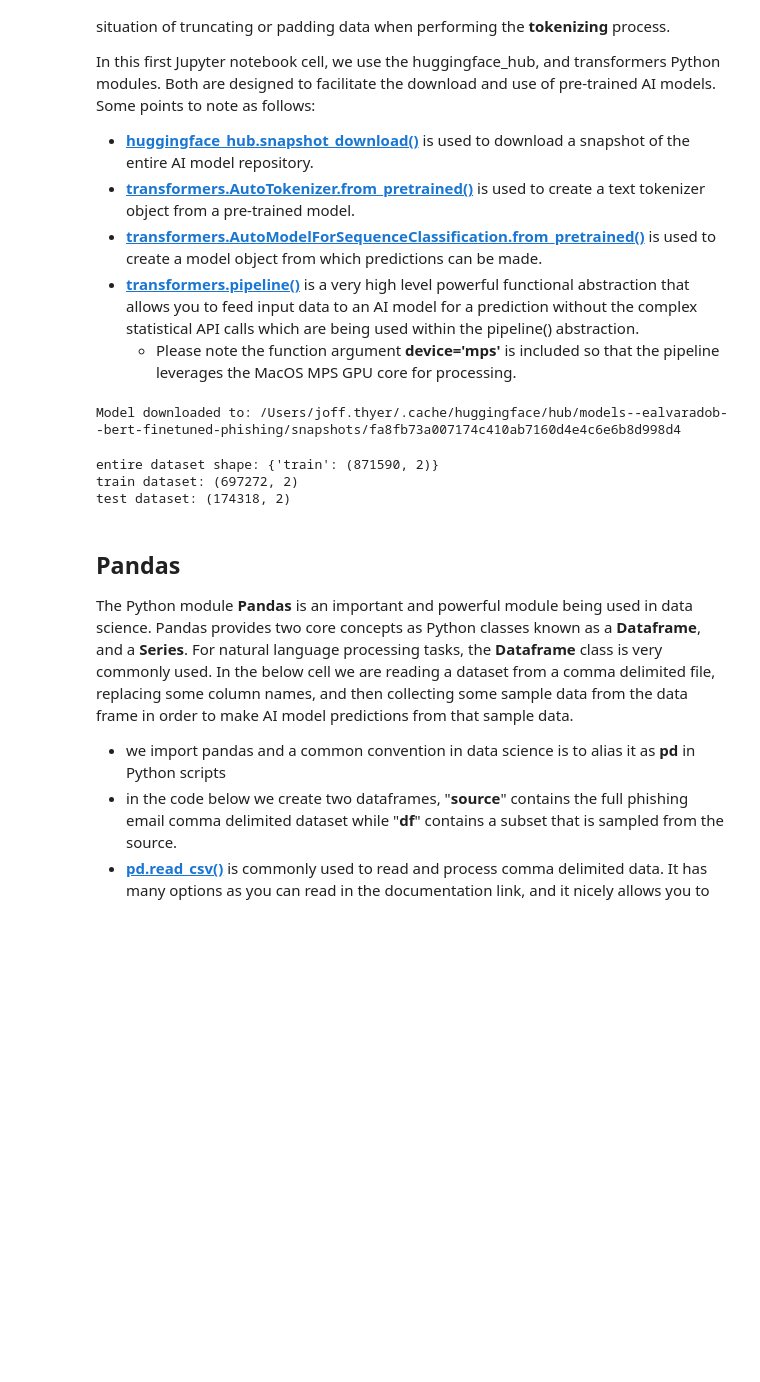
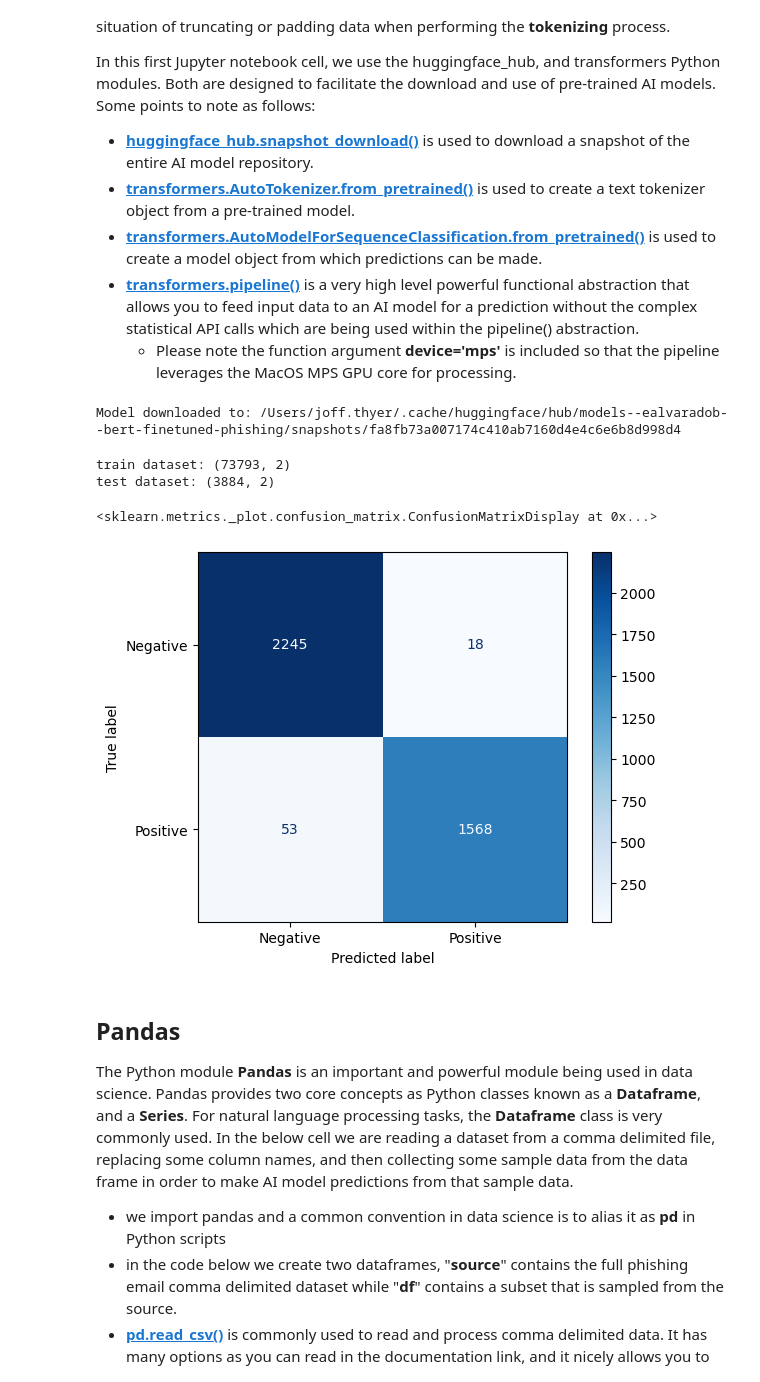
Before and after one commit to RiverGumSecurity/IntroAILabs, a Jupyter notebook: notebooks/PhishingModel.ipynb, the cells around one changed output. Drawn from its saved outputs; the diff is of its cells as text; code cells hidden in the pictures; blank space fills up the shorter version.

Commit message:
slight script mod, and added a confusion matrix example

```diff
--- a/notebooks/PhishingModel.ipynb
+++ b/notebooks/PhishingModel.ipynb
@@ -29,6 +29,7 @@ import transformers
 import pathlib
 from datasets import Dataset
 from sklearn.model_selection import train_test_split
+from sklearn.metrics import confusion_matrix, ConfusionMatrixDisplay
 
 
 # Read your Hugging Face API key from home dir.
@@ -46,17 +47,28 @@ model = transformers.AutoModelForSequenceClassification.from_pretrained(model_na
 predict = transformers.pipeline('text-classification', model=model, tokenizer=tokenizer, device='mps', truncation=True)
 
 # original training dataset loaded here.
-dataset = datasets.load_dataset("ealvaradob/phishing-dataset", "combined_full", trust_remote_code=True)
+dataset = datasets.load_dataset("ealvaradob/phishing-dataset", "combined_reduced", trust_remote_code=True)
 tempdf = dataset['train'].to_pandas()
-train, test = train_test_split(tempdf, test_size=0.2, random_state=42)
+train, test = train_test_split(tempdf, test_size=0.05, random_state=42)
+test.replace({'label': 0}, 'benign', inplace=True)
+test.replace({'label': 1}, 'phishing', inplace=True)
 train, test = Dataset.from_pandas(train, preserve_index=False), Dataset.from_pandas(test, preserve_index=False)
 print(f'train dataset: {train.shape}')
 print(f'test dataset: {test.shape}')
 # %% [output]
 Model downloaded to: /Users/joff.thyer/.cache/huggingface/hub/models--ealvaradob--bert-finetuned-phishing/snapshots/fa8fb73a007174c410ab7160d4e4c6e6b8d998d4
-entire dataset shape: {'train': (871590, 2)}
-train dataset: (697272, 2)
-test dataset: (174318, 2)
+train dataset: (73793, 2)
+test dataset: (3884, 2)
+# %%
+# confusion matrix example using test/train split.
+y_test = [t['label'] == 'phishing' for t in test]
+y_pred = [predict(t['text'])[0]['label'] == 'phishing' for t in test]
+cm = confusion_matrix(y_test, y_pred)
+disp = ConfusionMatrixDisplay(confusion_matrix=cm, display_labels=['Negative', 'Positive'])
+disp.plot(cmap=plt.cm.Blues)
+# %% [output]
+<sklearn.metrics._plot.confusion_matrix.ConfusionMatrixDisplay at 0x...>
+[figure, added]
 # %% [markdown]
 ## Pandas
 
```
Also changed, not shown: 1 other file.
